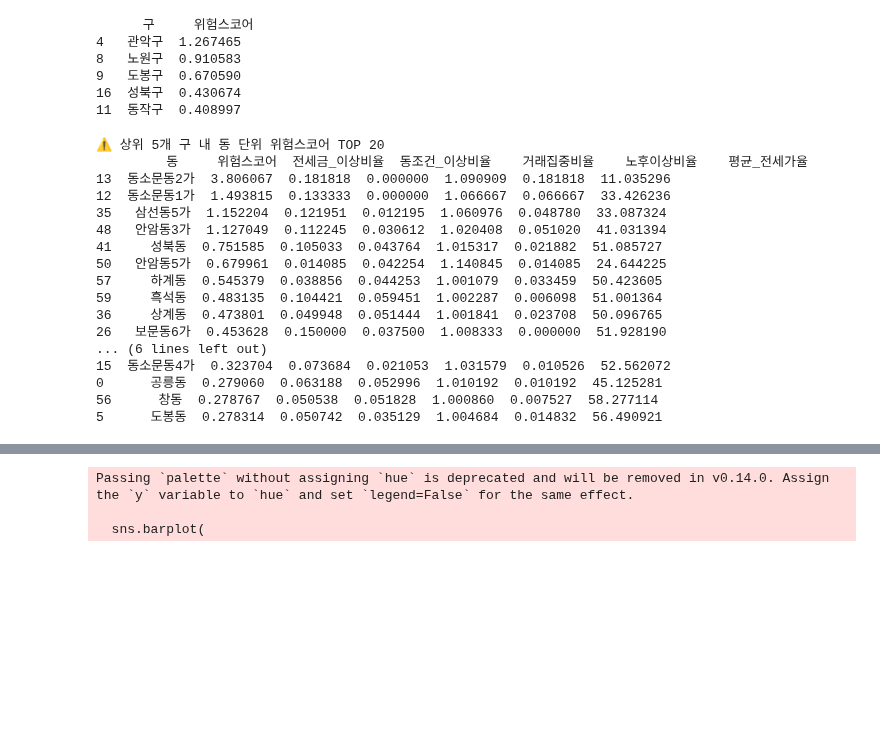
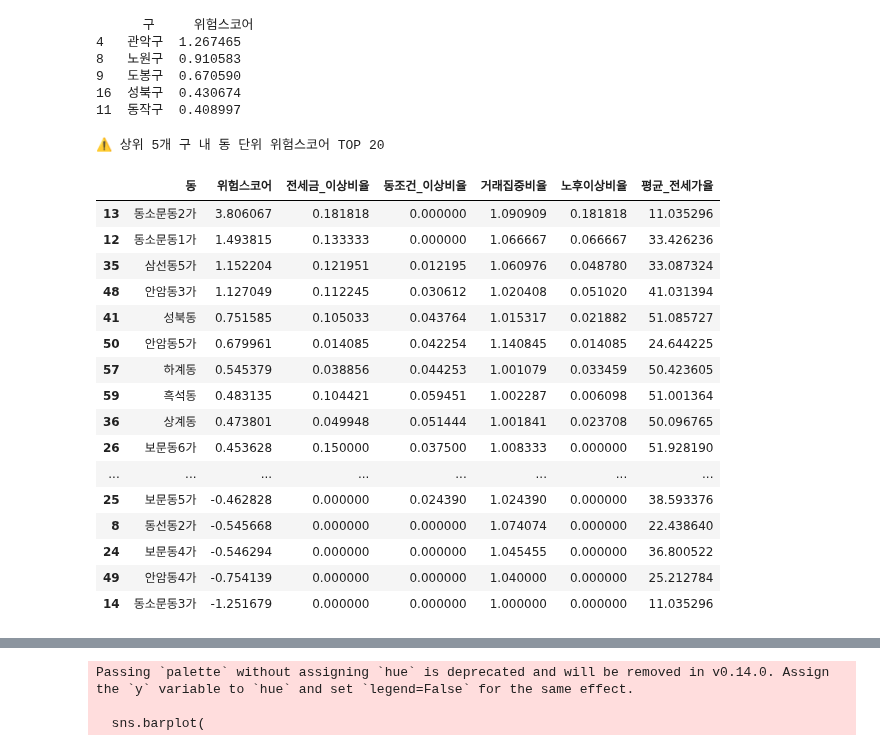
Before and after one commit to skqkrl/SDC_project, a Jupyter notebook: geumhui_전세사기.ipynb, the cells around one changed output, grey strips where cells are left out. Drawn from its saved outputs; the diff is of its cells as text; code cells hidden in the pictures; blank space fills up the shorter version.

```diff
--- a/geumhui_전세사기.ipynb
+++ b/geumhui_전세사기.ipynb
@@ -439,48 +439,49 @@ top5_data['동조건_이상치'] = top5_data['동조건_zscore'].abs() > 2
 # 3. 동별 위험 지표 집계
 동별_지표 = top5_data.groupby('동').agg({
     '전세금_이상치': 'sum',
     '동조건_이상치': 'sum',
     '거래_집중의심': 'sum',
     '노후_이상보증': 'sum',
     '도로명': 'count',
     '전세가율': 'mean'
 }).reset_index()
 
 # 4. 비율 계산
 동별_지표['전세금_이상비율'] = 동별_지표['전세금_이상치'] / 동별_지표['도로명']
 동별_지표['동조건_이상비율'] = 동별_지표['동조건_이상치'] / 동별_지표['도로명']
 동별_지표['거래집중비율'] = 동별_지표['거래_집중의심'] / 동별_지표['도로명']
 동별_지표['노후이상비율'] = 동별_지표['노후_이상보증'] / 동별_지표['도로명']
 동별_지표['평균_전세가율'] = 동별_지표['전세가율']
 
 # 5. 정규화 및 위험스코어
 from sklearn.preprocessing import RobustScaler
 scaler = RobustScaler()
 score_cols = ['전세금_이상비율', '동조건_이상비율', '거래집중비율', '노후이상비율', '평균_전세가율']
 동별_지표[[f'{col}_정규화' for col in score_cols]] = scaler.fit_transform(동별_지표[score_cols])
 
 동별_지표['위험스코어'] = 동별_지표[[f'{col}_정규화' for col in score_cols]].mean(axis=1)
 
 # 6. 위험 동 상위 20개 출력
-top_20_dong = 동별_지표.sort_values('위험스코어', ascending=False).head(20)
+top_20_dong = 동별_지표.sort_values('위험스코어', ascending=False)
 
 print("⚠️ 상위 5개 구 내 동 단위 위험스코어 TOP 20")
-print(top_20_dong[['동', '위험스코어'] + score_cols])
+top_20_dong[['동', '위험스코어'] + score_cols]
 # %% [output]
 ⚠️ 상위 5개 구 내 동 단위 위험스코어 TOP 20
-         동     위험스코어  전세금_이상비율  동조건_이상비율    거래집중비율    노후이상비율    평균_전세가율
-13  동소문동2가  3.806067  0.181818  0.000000  1.090909  0.181818  11.035296
-12  동소문동1가  1.493815  0.133333  0.000000  1.066667  0.066667  33.426236
-35   삼선동5가  1.152204  0.121951  0.012195  1.060976  0.048780  33.087324
-48   안암동3가  1.127049  0.112245  0.030612  1.020408  0.051020  41.031394
-41     성북동  0.751585  0.105033  0.043764  1.015317  0.021882  51.085727
-50   안암동5가  0.679961  0.014085  0.042254  1.140845  0.014085  24.644225
-57     하계동  0.545379  0.038856  0.044253  1.001079  0.033459  50.423605
-59     흑석동  0.483135  0.104421  0.059451  1.002287  0.006098  51.001364
-36     상계동  0.473801  0.049948  0.051444  1.001841  0.023708  50.096765
-26   보문동6가  0.453628  0.150000  0.037500  1.008333  0.000000  51.928190
-... (6 lines left out)
-15  동소문동4가  0.323704  0.073684  0.021053  1.031579  0.010526  52.562072
-0      공릉동  0.279060  0.063188  0.052996  1.010192  0.010192  45.125281
-56      창동  0.278767  0.050538  0.051828  1.000860  0.007527  58.277114
-5      도봉동  0.278314  0.050742  0.035129  1.004684  0.014832  56.490921
+|  | 동 | 위험스코어 | 전세금_이상비율 | 동조건_이상비율 | 거래집중비율 | 노후이상비율 | 평균_전세가율 |
+| 13 | 동소문동2가 | 3.806067 | 0.181818 | 0.000000 | 1.090909 | 0.181818 | 11.035296 |
+| 12 | 동소문동1가 | 1.493815 | 0.133333 | 0.000000 | 1.066667 | 0.066667 | 33.426236 |
+| 35 | 삼선동5가 | 1.152204 | 0.121951 | 0.012195 | 1.060976 | 0.048780 | 33.087324 |
+| 48 | 안암동3가 | 1.127049 | 0.112245 | 0.030612 | 1.020408 | 0.051020 | 41.031394 |
+| 41 | 성북동 | 0.751585 | 0.105033 | 0.043764 | 1.015317 | 0.021882 | 51.085727 |
+| 50 | 안암동5가 | 0.679961 | 0.014085 | 0.042254 | 1.140845 | 0.014085 | 24.644225 |
+| 57 | 하계동 | 0.545379 | 0.038856 | 0.044253 | 1.001079 | 0.033459 | 50.423605 |
+| 59 | 흑석동 | 0.483135 | 0.104421 | 0.059451 | 1.002287 | 0.006098 | 51.001364 |
+| 36 | 상계동 | 0.473801 | 0.049948 | 0.051444 | 1.001841 | 0.023708 | 50.096765 |
+| 26 | 보문동6가 | 0.453628 | 0.150000 | 0.037500 | 1.008333 | 0.000000 | 51.928190 |
+| ... | ... | ... | ... | ... | ... | ... | ... |
+| 25 | 보문동5가 | -0.462828 | 0.000000 | 0.024390 | 1.024390 | 0.000000 | 38.593376 |
+| 8 | 동선동2가 | -0.545668 | 0.000000 | 0.000000 | 1.074074 | 0.000000 | 22.438640 |
+| 24 | 보문동4가 | -0.546294 | 0.000000 | 0.000000 | 1.045455 | 0.000000 | 36.800522 |
+| 49 | 안암동4가 | -0.754139 | 0.000000 | 0.000000 | 1.040000 | 0.000000 | 25.212784 |
+| 14 | 동소문동3가 | -1.251679 | 0.000000 | 0.000000 | 1.000000 | 0.000000 | 11.035296 |
```
Also changed, not shown: parts of 13 cells of this notebook, 4 other files.
